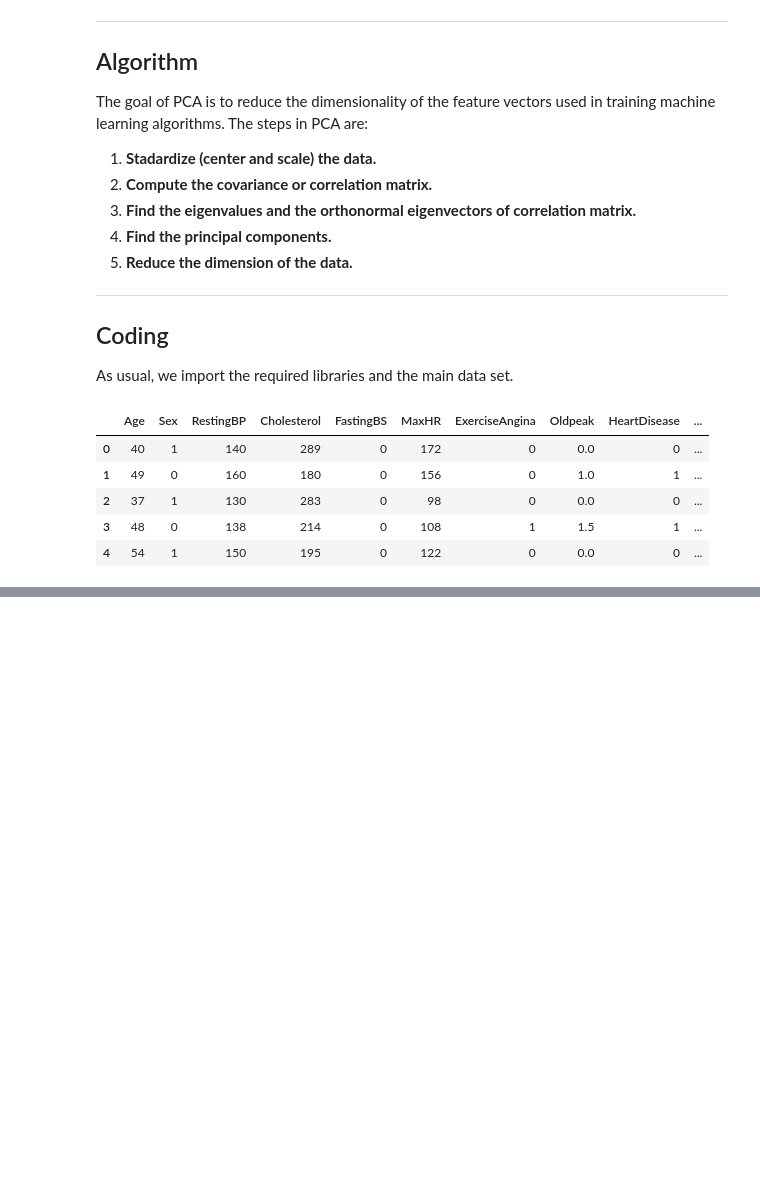
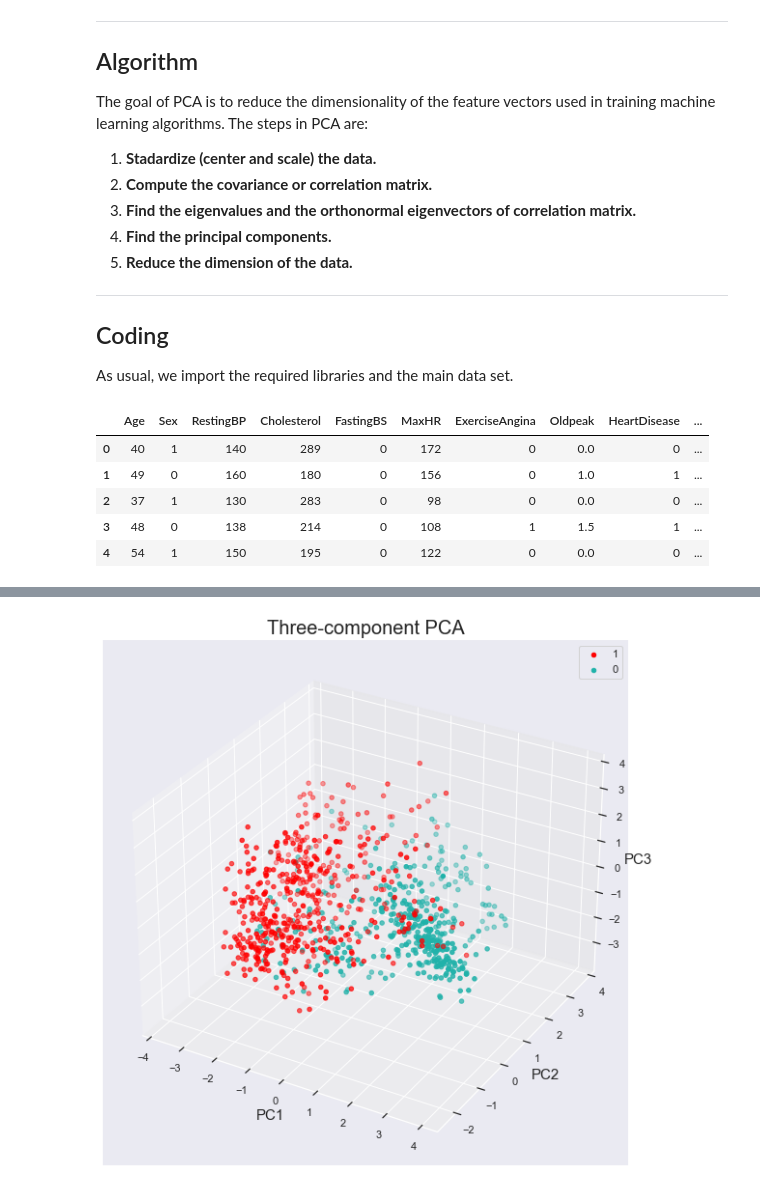
Before and after one commit to YulinLi98/INDE_577_Repo, a Jupyter notebook: Unsupervised_Learning/Principle_Component_Analysis/Principle_Component_Analysis.ipynb, the cells around one changed output, grey strips where cells are left out. Cells and saved outputs as stored; diff of their text form; code cells hidden in the pictures; blank space fills up the shorter version.

```diff
--- a/Unsupervised_Learning/Principle_Component_Analysis/Principle_Component_Analysis.ipynb
+++ b/Unsupervised_Learning/Principle_Component_Analysis/Principle_Component_Analysis.ipynb
@@ -81,0 +202,6 @@ A = (X - me)/se
+# %%
+pca_data = pca.transform(scaled_X)
+
+pca_df = pd.DataFrame(pca_data, columns = labels)
+
+pca_df.head()
@@ -81,0 +215,24 @@ A = (X - me)/se
+# %%
+from mpl_toolkits.mplot3d import Axes3D
+## We add to the previous table the labels
+projected_df = pd.concat([pca_df, y], axis = 1)
+
+targets = [1,0]
+colors = ["red", "lightseagreen"]
+
+plt.figure(figsize = (15, 10))
+ax = plt.subplot(111, projection = '3d')
+
+for target, color in zip(targets, colors):
+    temp_df = projected_df[projected_df.HeartDisease == target]
+    ax.scatter(temp_df["PC1"], temp_df["PC2"], temp_df['PC3'],
+                c = color)
+
+ax.set_xlabel('PC1', size = 15)
+ax.set_ylabel('PC2', size = 15)
+ax.set_zlabel('PC3', size = 15)
+plt.title('Three-component PCA', size = 20)
+plt.legend(targets)
+plt.show()
+# %% [output]
+[figure, added]
```
Also changed, not shown: parts of 25 cells of this notebook, 1 other file.
